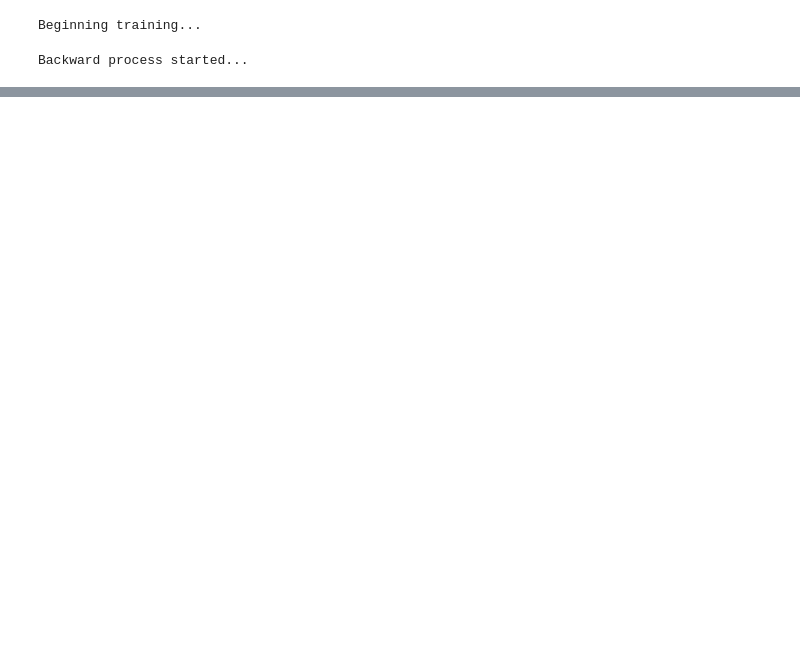
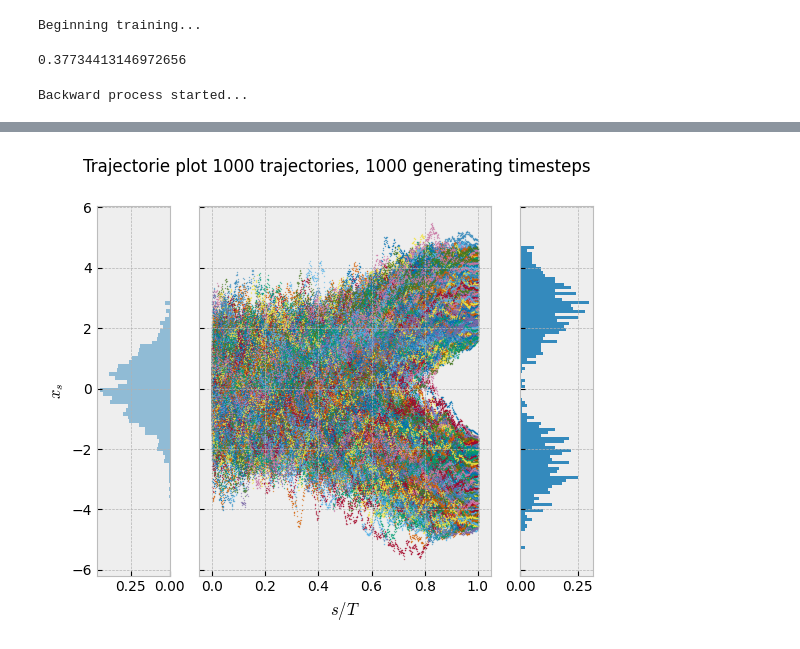
Before and after one commit to W-physics/Tesis, a Jupyter notebook: Subclases.ipynb, the cells around one changed output, grey strips where cells are left out. Drawn from its saved outputs; the diff is of its cells as text; code cells hidden in the pictures; blank space fills up the shorter version.

```diff
--- a/Subclases.ipynb
+++ b/Subclases.ipynb
@@ -24,6 +46,10 @@ plt.style.use('bmh')
 loss_hist_train, val_hist_train, scaler, test_loss = TrainModel(timesteps, ndata, initial_distribution=GenerateSubclasses)
 # %% [output]
 Beginning training...
+# %%
+test_loss
+# %% [output]
+0.37734413146972656
 # %%
 model = FeedForward(input_size=2,output_size=1,n_hidden_layers=2,depht=200).to(device)
 state_dict = torch.load('model.pth',weights_only=False)
@@ -58,7 +84,7 @@ for i in range(distros.shape[1]):
 #histograms
 
 hist0 = distros[0,:]
-hist2= distros[-1,:]
+hist2= distros[800,:]
 
 ax[0].hist(hist0, bins=50, orientation='horizontal', density=True, alpha=0.5)
 ax[2].hist(hist2, bins=100, orientation='horizontal', density=True)
@@ -70,3 +94,4 @@ ax[0].invert_xaxis()
+[figure, added]
 # %%
 from matplotlib.animation import FuncAnimation
 
```
Also changed, not shown: parts of 3 cells of this notebook, 3 other files.
